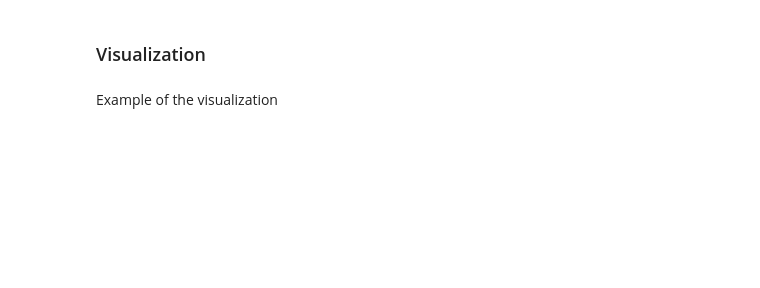
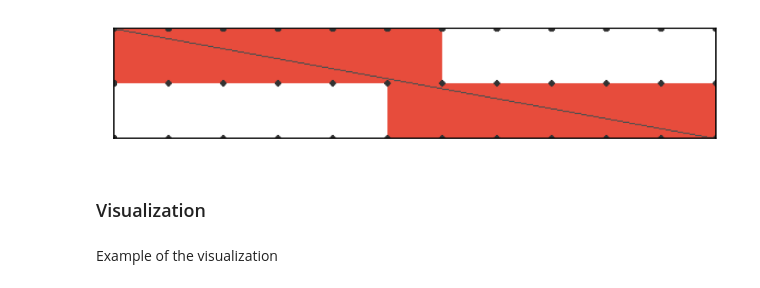
Before and after one commit to machine-solution/heuristic_search_any_angle, a Jupyter notebook: theta/src/theta.ipynb, the cells around one changed output. Cells and saved outputs as stored; diff of their text form; code cells hidden in the pictures; blank space fills up the shorter version.

```diff
--- a/theta/src/theta.ipynb
+++ b/theta/src/theta.ipynb
@@ -9,3 +98,7 @@ from random import randint
+# %%
+draw_intersect(11, 2)
+# %% [output]
+[figure, added]
 # %%
 class Map:
 
```
Also changed, not shown: parts of 11 cells of this notebook.
